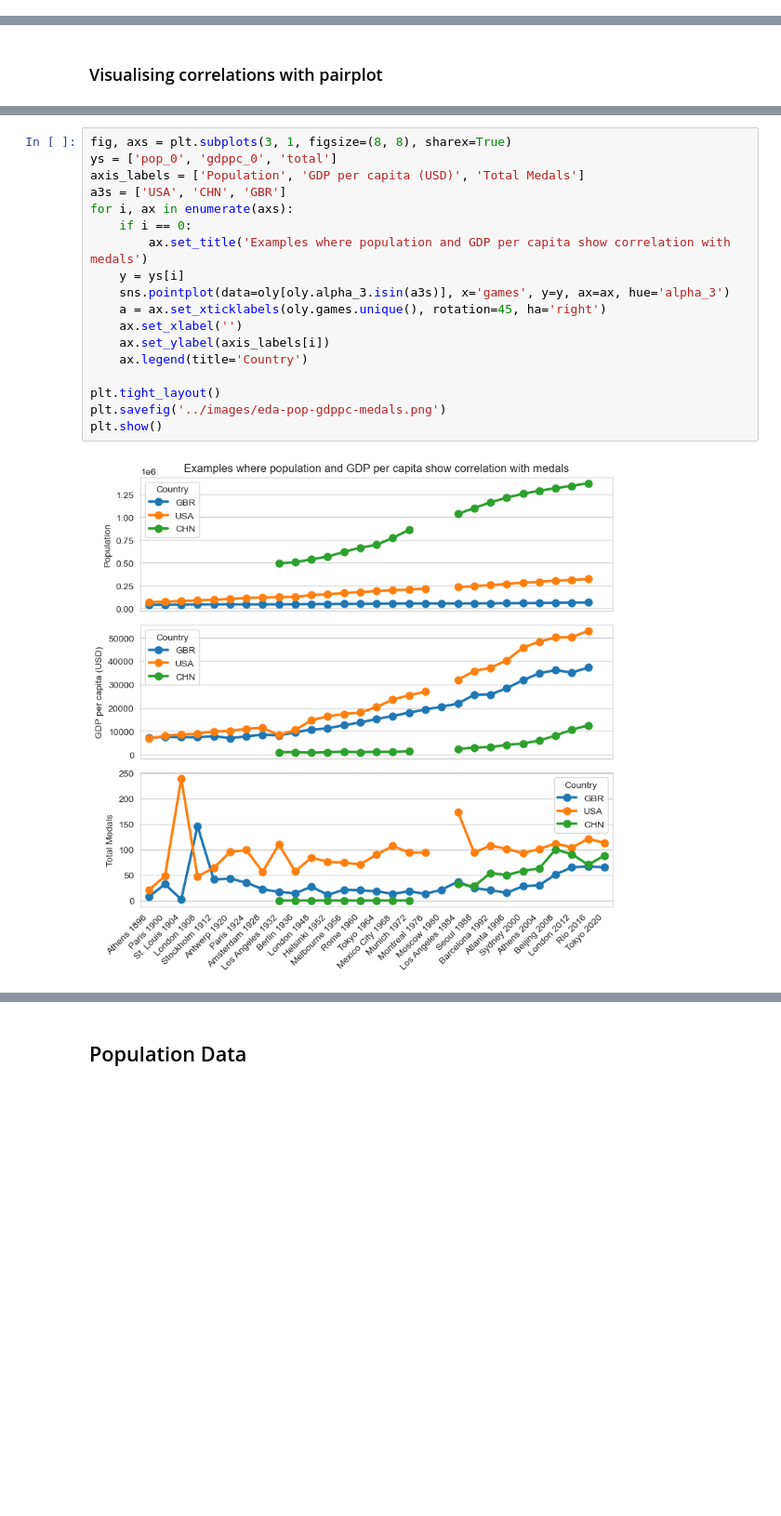
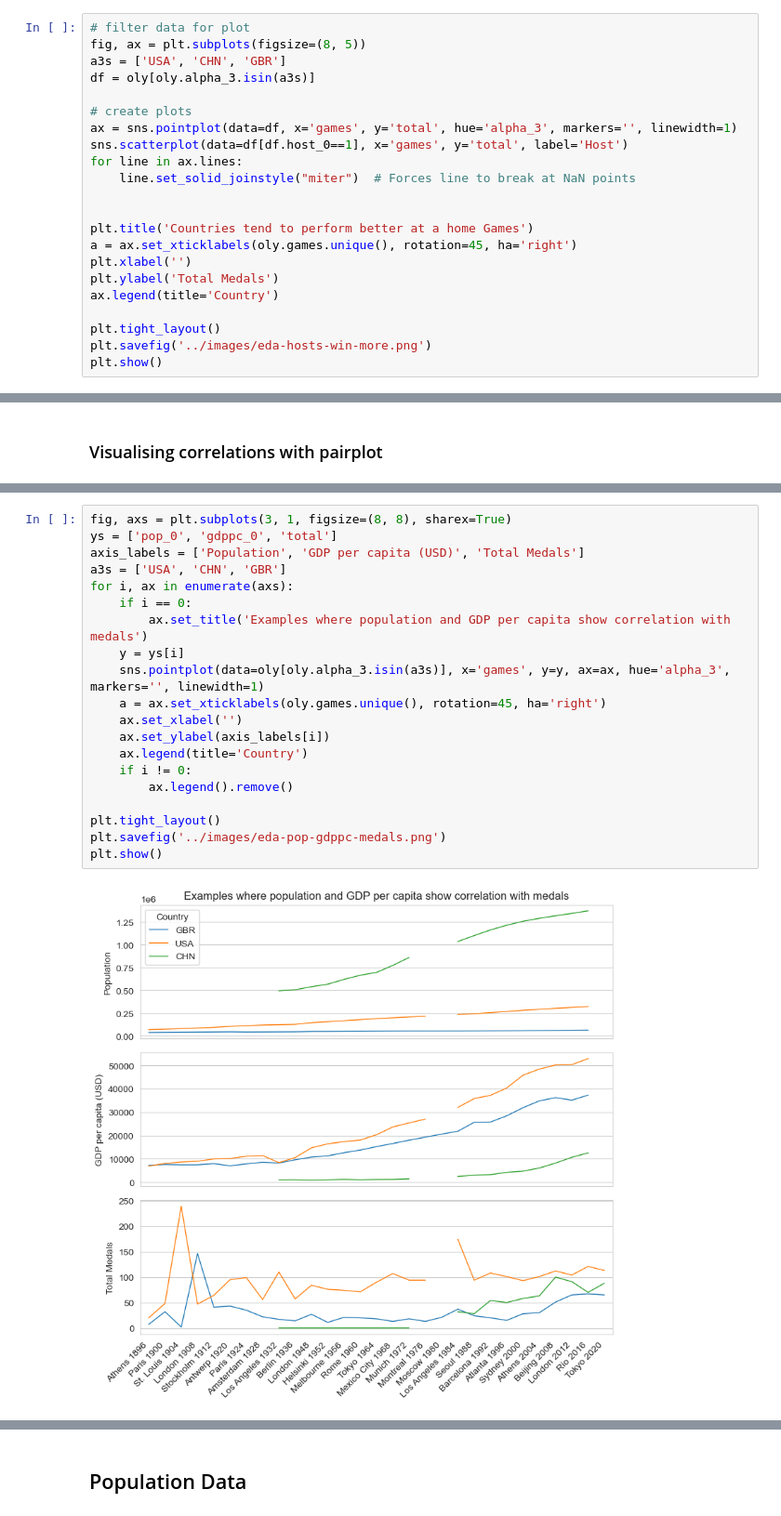
Before and after one commit to twm105/olympic-medals-predict, a Jupyter notebook: data-eda/olympics_eda.ipynb, the cells around one changed output, grey strips where cells are left out. Shown at 93% size. Cells and saved outputs as stored; diff of their text form; blank space fills up the shorter version.

```diff
--- a/data-eda/olympics_eda.ipynb
+++ b/data-eda/olympics_eda.ipynb
@@ -203,3 +206,25 @@ plt.savefig('../images/eda-hosts-win.png')
 plt.show()
 # %% [output]
 [figure]
+# %%
+# filter data for plot
+fig, ax = plt.subplots(figsize=(8, 5))
+a3s = ['USA', 'CHN', 'GBR']
+df = oly[oly.alpha_3.isin(a3s)]
+
+# create plots
+ax = sns.pointplot(data=df, x='games', y='total', hue='alpha_3', markers='', linewidth=1)
+sns.scatterplot(data=df[df.host_0==1], x='games', y='total', label='Host')
+for line in ax.lines:
+    line.set_solid_joinstyle("miter")  # Forces line to break at NaN points
+
+
+plt.title('Countries tend to perform better at a home Games')
+a = ax.set_xticklabels(oly.games.unique(), rotation=45, ha='right')
+plt.xlabel('')
+plt.ylabel('Total Medals')
+ax.legend(title='Country')
+
+plt.tight_layout()
+plt.savefig('../images/eda-hosts-win-more.png')
+plt.show()
@@ -299,23 +325,25 @@ oly.loc[oly.alpha_3=='CHN', ['games', 'alpha_3', 'total', 'pop_0', 'gdppc_0']]
 # %%
 fig, axs = plt.subplots(3, 1, figsize=(8, 8), sharex=True)
 ys = ['pop_0', 'gdppc_0', 'total']
 axis_labels = ['Population', 'GDP per capita (USD)', 'Total Medals']
 a3s = ['USA', 'CHN', 'GBR']
 for i, ax in enumerate(axs):
     if i == 0:
         ax.set_title('Examples where population and GDP per capita show correlation with medals')
     y = ys[i]
-    sns.pointplot(data=oly[oly.alpha_3.isin(a3s)], x='games', y=y, ax=ax, hue='alpha_3')
+    sns.pointplot(data=oly[oly.alpha_3.isin(a3s)], x='games', y=y, ax=ax, hue='alpha_3', markers='', linewidth=1)
     a = ax.set_xticklabels(oly.games.unique(), rotation=45, ha='right')
     ax.set_xlabel('')
     ax.set_ylabel(axis_labels[i])
     ax.legend(title='Country')
+    if i != 0:
+        ax.legend().remove()
 
 plt.tight_layout()
 plt.savefig('../images/eda-pop-gdppc-medals.png')
 plt.show()
 # %% [output]
-[figure, old version]
+[figure, new version]
 # %%
 fig, ax = plt.subplots(figsize=(10, 10))
 sns.heatmap(data=oly.set_index(['year']).loc[:,['gold', 'silver', 'bronze']])
```
Also changed, not shown: parts of 17 cells of this notebook, 5 other files.
